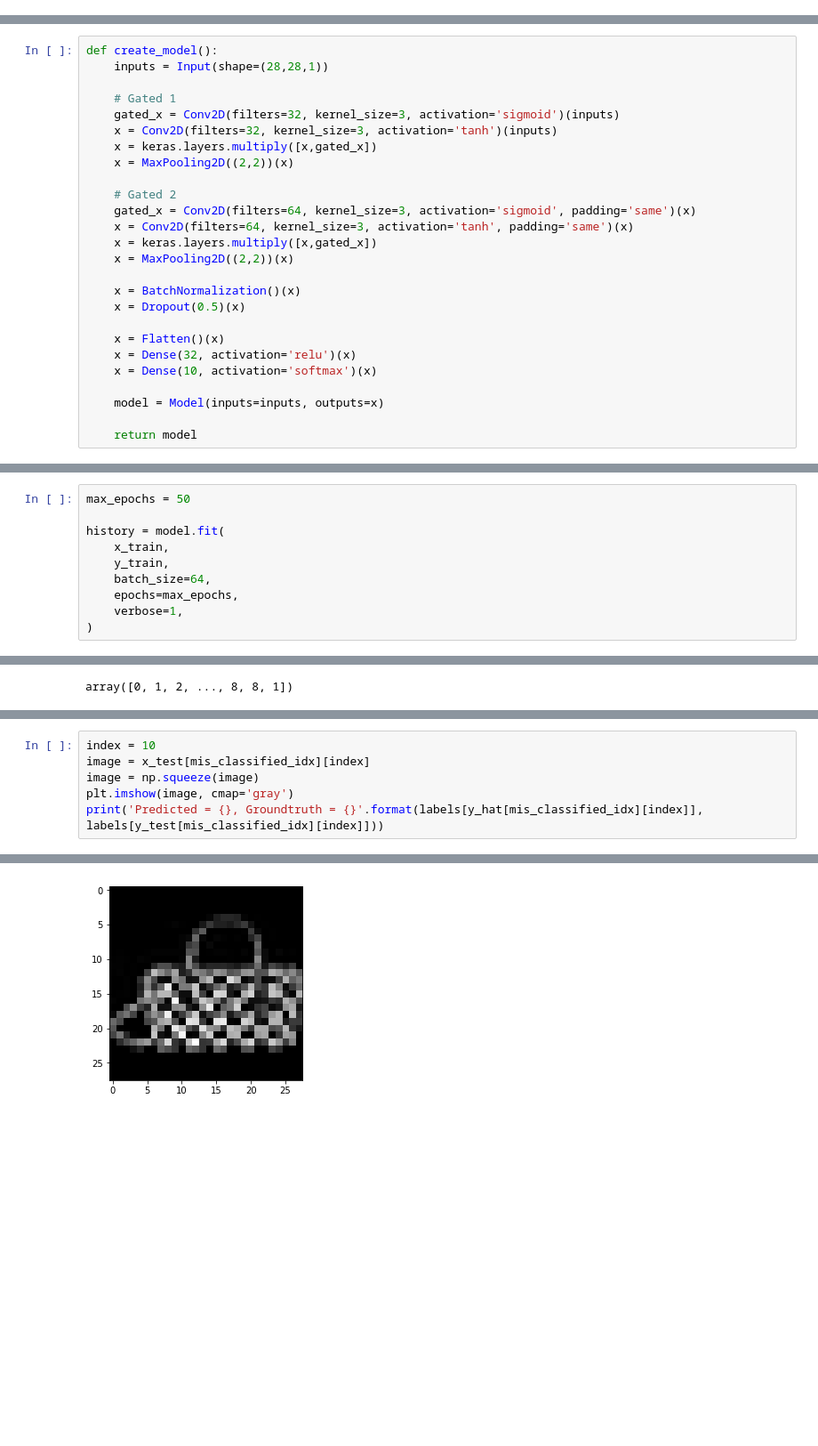
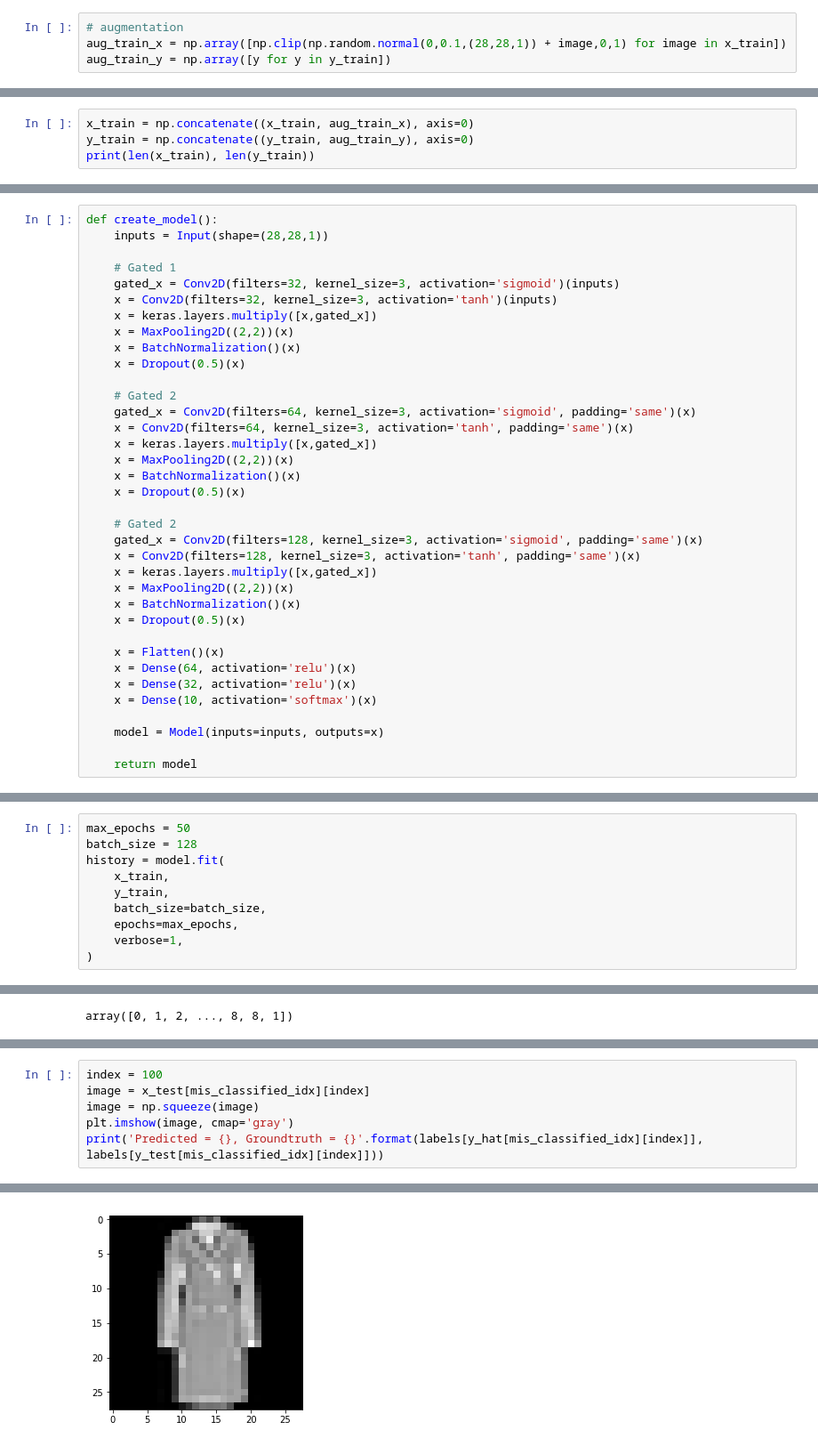
Before and after one commit to VinhLoiIT/ACV_Exercise1, a Jupyter notebook: exercise-fashionmnist.ipynb, the cells around one changed output, grey strips where cells are left out. Shown at 89% size. Drawn from its saved outputs; the diff is of its cells as text; blank space fills up the shorter version.

```diff
--- a/exercise-fashionmnist.ipynb
+++ b/exercise-fashionmnist.ipynb
@@ -63,3 +65,7 @@ image_shape = (image_rows, image_cols, 1)
 # %%
 x_train = x_train.reshape(x_train.shape[0], *image_shape)
 x_test = x_test.reshape(x_test.shape[0], *image_shape)
+# %%
+# augmentation
+aug_train_x = np.array([np.clip(np.random.normal(0,0.1,(28,28,1)) + image,0,1) for image in x_train])
+aug_train_y = np.array([y for y in y_train])
@@ -65,0 +83,4 @@ x_test = x_test.reshape(x_test.shape[0], *image_shape)
+# %%
+x_train = np.concatenate((x_train, aug_train_x), axis=0)
+y_train = np.concatenate((y_train, aug_train_y), axis=0)
+print(len(x_train), len(y_train))
@@ -72,17 +95,27 @@ def create_model():
     x = Conv2D(filters=32, kernel_size=3, activation='tanh')(inputs)
     x = keras.layers.multiply([x,gated_x])
     x = MaxPooling2D((2,2))(x)
+    x = BatchNormalization()(x)
+    x = Dropout(0.5)(x)
 
     # Gated 2
     gated_x = Conv2D(filters=64, kernel_size=3, activation='sigmoid', padding='same')(x)
     x = Conv2D(filters=64, kernel_size=3, activation='tanh', padding='same')(x)
     x = keras.layers.multiply([x,gated_x])
     x = MaxPooling2D((2,2))(x)
+    x = BatchNormalization()(x)
+    x = Dropout(0.5)(x)
 
+    # Gated 2
+    gated_x = Conv2D(filters=128, kernel_size=3, activation='sigmoid', padding='same')(x)
+    x = Conv2D(filters=128, kernel_size=3, activation='tanh', padding='same')(x)
+    x = keras.layers.multiply([x,gated_x])
+    x = MaxPooling2D((2,2))(x)
     x = BatchNormalization()(x)
     x = Dropout(0.5)(x)
 
     x = Flatten()(x)
+    x = Dense(64, activation='relu')(x)
     x = Dense(32, activation='relu')(x)
     x = Dense(10, activation='softmax')(x)
 
@@ -95,11 +128,11 @@ model = create_model()
 model.compile(loss='sparse_categorical_crossentropy', optimizer=RMSprop(), metrics=['accuracy'])
 # %%
 max_epochs = 50
-
+batch_size = 128
 history = model.fit(
     x_train,
     y_train,
-    batch_size=64,
+    batch_size=batch_size,
     epochs=max_epochs,
     verbose=1,
 )
@@ -145,5 +176,5 @@ labels = ['T-shirt/top','Trouser','Pullover','Dress','Coat','Sandal','Shirt','Sn
 # %%
-index = 10
+index = 100
 image = x_test[mis_classified_idx][index]
 image = np.squeeze(image)
 plt.imshow(image, cmap='gray')
@@ -153,4 +184,4 @@ Predicted = Sneaker, Groundtruth = Bag
-[figure, old version]
+[figure, new version]
 # %%
 import matplotlib.pyplot as plt
 %matplotlib inline
```
Also changed, not shown: parts of 10 cells of this notebook.
